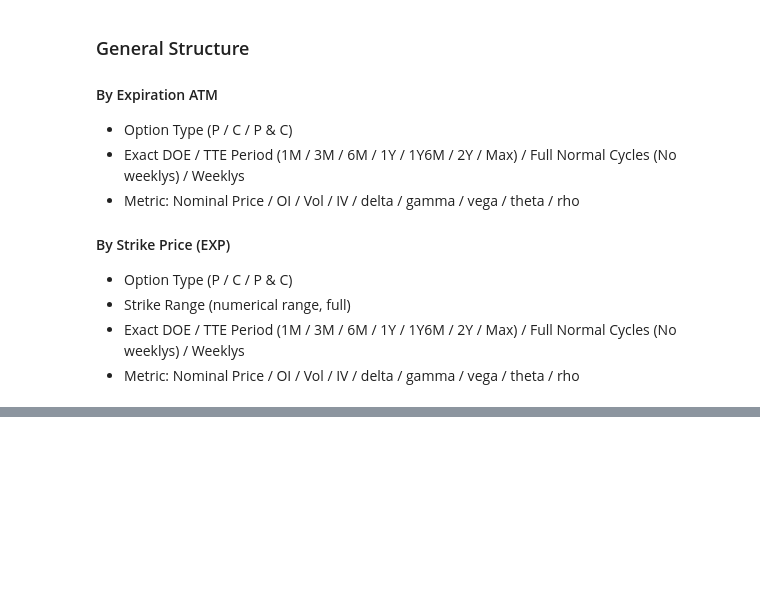
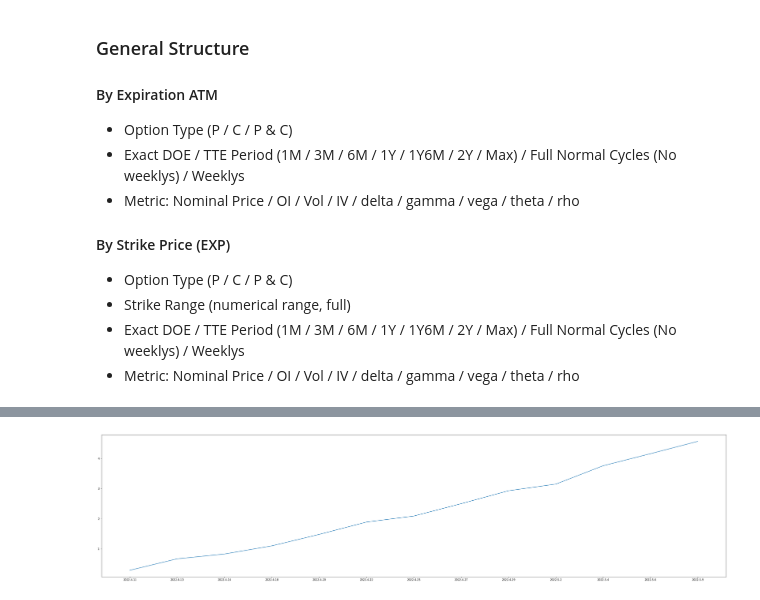
Before and after one commit to ilyakrasavin/geenie-options, a Jupyter notebook: Pricing/plotting.ipynb, the cells around one changed output, grey strips where cells are left out. Cells and saved outputs as stored; diff of their text form; code cells hidden in the pictures; blank space fills up the shorter version.

```diff
--- a/Pricing/plotting.ipynb
+++ b/Pricing/plotting.ipynb
@@ -152,20 +180,15 @@ class PlottingMain:
 
     # Retrieve ATM data as the first element in [Type][ITM = True]
 
-    def plotDoeATM(o_type, doe_type, metric, atm_price):
-
+    def plotDoeATM(self, o_type, doe_type, metric, atm_price):
 
         # Helper Instance Initialized
-        # plotHelper = PlottingHelper()
-
         plotHelper = PlottingHelper()
 
         # GET THE X AXIS
         axis_type, axis_range = doe_type
 
         doe_axis = plotHelper.getDoeAxis(axis_type, axis_range)
-
-        print(doe_axis)
 
         data_axis = dict()
 
@@ -226,0 +227,4 @@ ochkozavr
+# %%
+PlottingMain.plotDoeATM('P', ['range', '1M'], 'lastPrice', 440)
+# %% [output]
+[figure, added]
```
Also changed, not shown: parts of 2 cells of this notebook, 2 other files.
